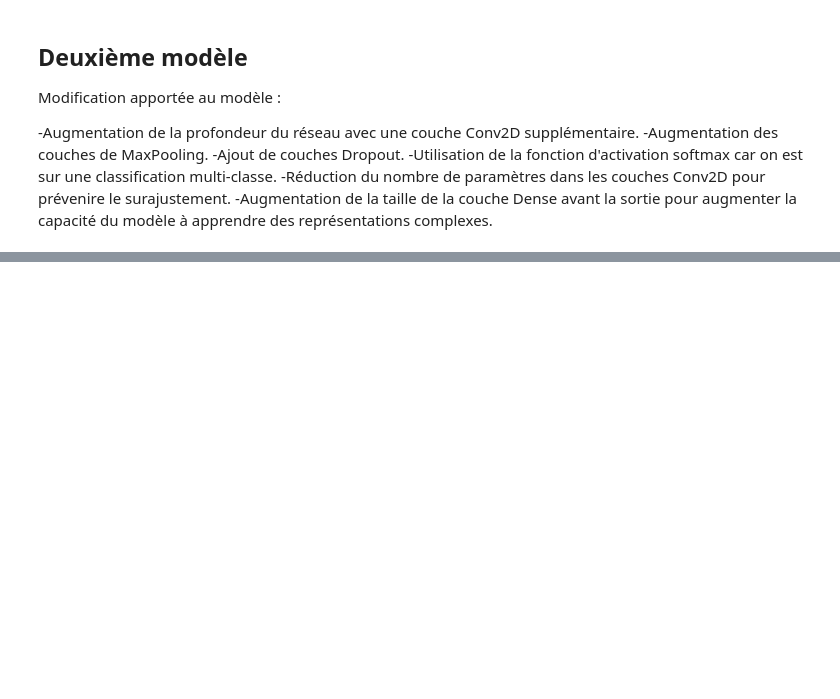
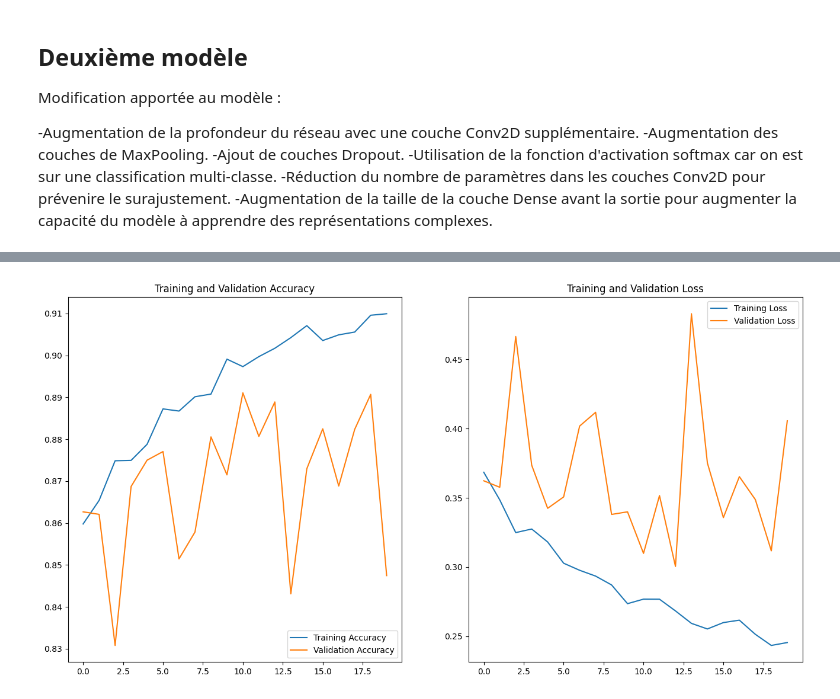
Before and after one commit to ArnaudHit/DataScience-ProjetLeyenda, a Jupyter notebook: Livrable 1.ipynb, the cells around one changed output, grey strips where cells are left out. Saved outputs shown, nothing was run; the diff lists cells and outputs as text; code cells hidden in the pictures; blank space fills up the shorter version.

```diff
--- a/Livrable 1.ipynb
+++ b/Livrable 1.ipynb
@@ -363,26 +369,5 @@ modele2 =  complete_model2.fit(
     train_set,
     validation_data=test_set,
     epochs=epochs,
-    callbacks=[callback],
+    #callbacks=[callback],
 )
-acc = modele2.history['accuracy']
-val_acc = modele2.history['val_accuracy']
-
-loss = modele2.history['loss']
-val_loss = modele2.history['val_loss']
-
-epochs_range = range(epochs)
-
-plt.figure(figsize=(16, 8))
-plt.subplot(1, 2, 1)
-plt.plot(epochs_range, acc, label='Training Accuracy')
-plt.plot(epochs_range, val_acc, label='Validation Accuracy')
-plt.legend(loc='lower right')
-plt.title('Training and Validation Accuracy')
-
-plt.subplot(1, 2, 2)
-plt.plot(epochs_range, loss, label='Training Loss')
-plt.plot(epochs_range, val_loss, label='Validation Loss')
-plt.legend(loc='upper right')
-plt.title('Training and Validation Loss')
-plt.show()
@@ -388,0 +392,24 @@ plt.show()
+# %%
+acc = modele2.history['accuracy']
+val_acc = modele2.history['val_accuracy']
+
+loss = modele2.history['loss']
+val_loss = modele2.history['val_loss']
+
+epochs_range = range(20)
+
+plt.figure(figsize=(16, 8))
+plt.subplot(1, 2, 1)
+plt.plot(epochs_range, acc, label='Training Accuracy')
+plt.plot(epochs_range, val_acc, label='Validation Accuracy')
+plt.legend(loc='lower right')
+plt.title('Training and Validation Accuracy')
+
+plt.subplot(1, 2, 2)
+plt.plot(epochs_range, loss, label='Training Loss')
+plt.plot(epochs_range, val_loss, label='Validation Loss')
+plt.legend(loc='upper right')
+plt.title('Training and Validation Loss')
+plt.show()
+# %% [output]
+[figure, added]
```
Also changed, not shown: parts of 5 cells of this notebook.
